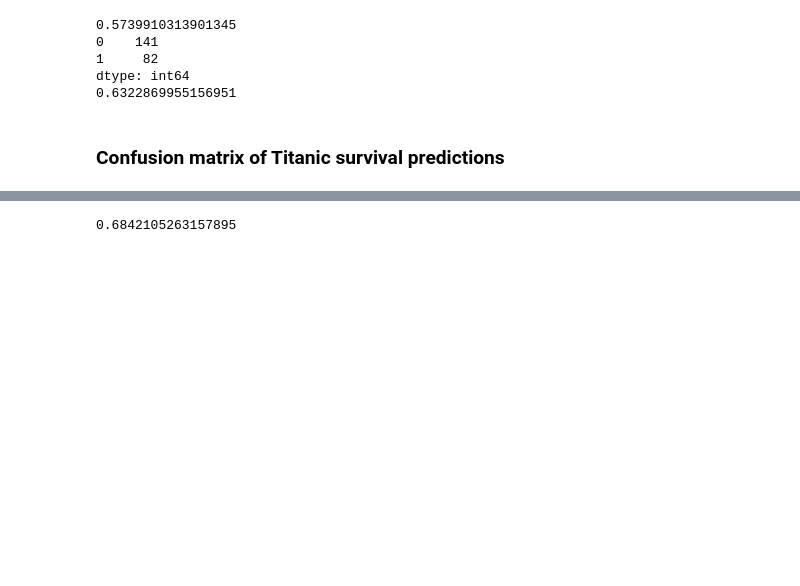
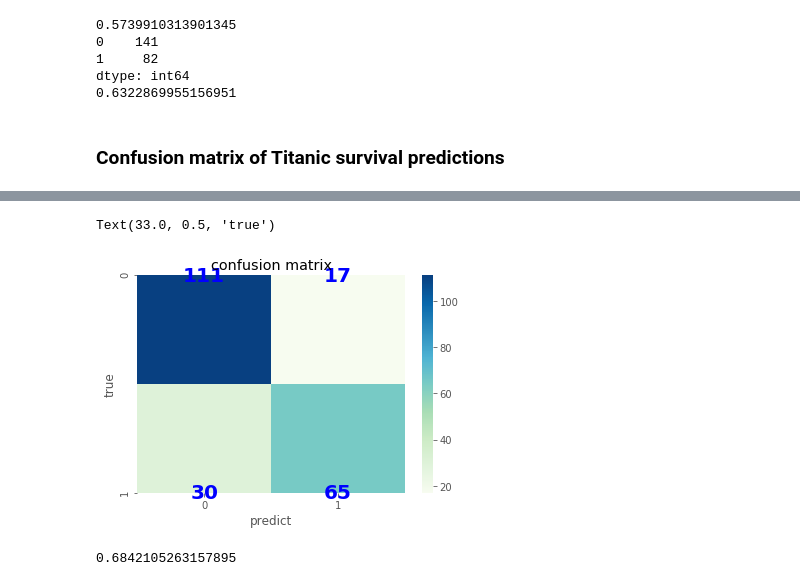
Before and after one commit to apricoteriop456/whh-python-homework, a Jupyter notebook: scikit-learn-exercises/regression-exercises/Exercise1.ipynb, the cells around one changed output, grey strips where cells are left out. Cells and saved outputs as stored; diff of their text form; code cells hidden in the pictures; blank space fills up the shorter version.

```diff
--- a/scikit-learn-exercises/regression-exercises/Exercise1.ipynb
+++ b/scikit-learn-exercises/regression-exercises/Exercise1.ipynb
@@ -453,3 +438,14 @@ array([[111,  17],
+# %%
+cm2=metrics.confusion_matrix(y_test,class_pre)
+f, ax = plt.subplots()
+sns.heatmap(cm2,annot=True,cmap='GnBu',fmt='d',ax=ax,annot_kws={'size':20,'weight':'bold', 'color':'blue'})
+#annot=True表示在热力图的每个单元上显示数值，fmt指定单元格中数据的显示格式。
+ax.set_title('confusion matrix') #标题
+ax.set_xlabel('predict') #x轴
+ax.set_ylabel('true') #y轴
+# %% [output]
+Text(33.0, 0.5, 'true')
+[figure, added]
 # %%
 # save confusion matrix and slice into four pieces
 cm.values.reshape(4,1)
```
Also changed, not shown: parts of 24 cells of this notebook, 1 other file.
